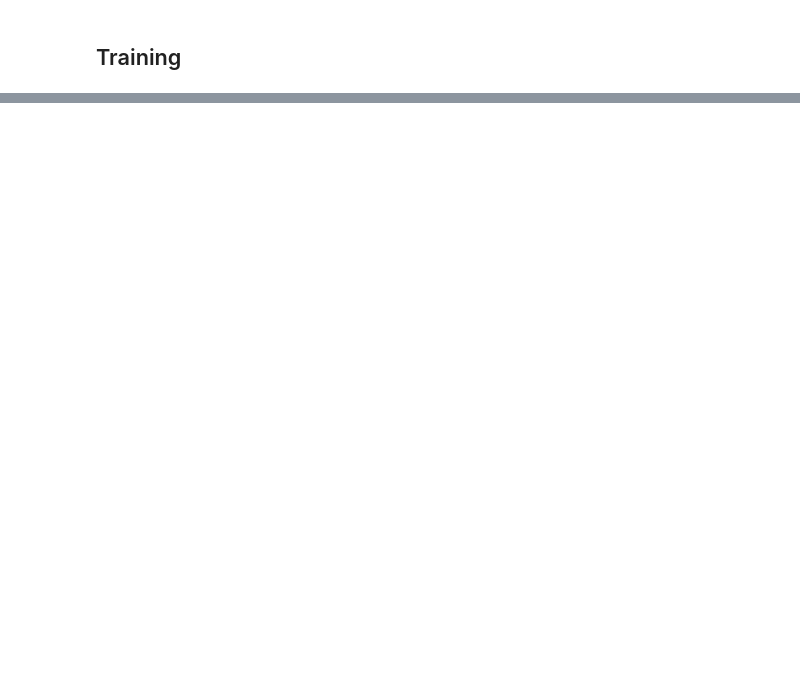
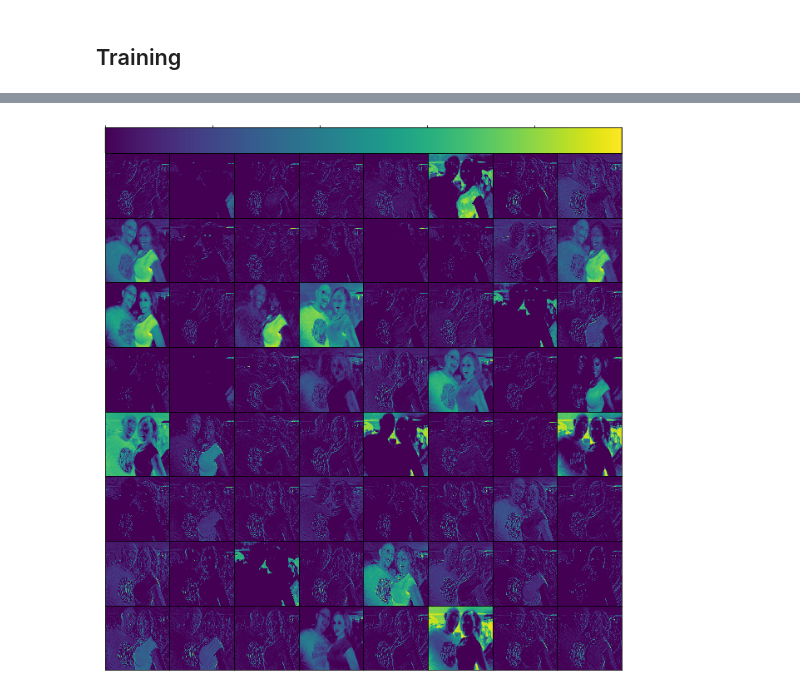
Before and after one commit to xiongliyang219/transfer-learning, a Jupyter notebook: examples/urban-tribes.ipynb, the cells around one changed output, grey strips where cells are left out. Drawn from its saved outputs; the diff is of its cells as text; code cells hidden in the pictures; blank space fills up the shorter version.

```diff
--- a/examples/urban-tribes.ipynb
+++ b/examples/urban-tribes.ipynb
@@ -66,0 +123,34 @@ print(model.metrics_names)
+# %%
+from keras.models import Model
+from mpl_toolkits.axes_grid1 import AxesGrid
+
+def visualize_filter(model, layer_name, x):
+    model = Model(input=model.input,
+                  output=model.get_layer(layer_name).output)
+    output = model.predict(x)
+
+    fig = plt.figure(figsize=(12, 12))
+
+    grid = AxesGrid(fig, 111,
+                    nrows_ncols=(8, 8),
+                    axes_pad=0.0,
+                    share_all=True,
+                    label_mode="L",
+                    cbar_location="top",
+                    cbar_mode="single")
+
+    for i in range(64):
+        im = grid[i].imshow(output[0, :, :, i], interpolation="nearest")
+    grid.cbar_axes[0].colorbar(im)
+
+    for cax in grid.cbar_axes:
+        cax.toggle_label(False)
+
+    for ax in grid.axes_all:
+        ax.get_xaxis().set_visible(False)
+        ax.get_yaxis().set_visible(False)
+# %%
+# first convolution layer
+visualize_filter(model, 'block1_conv1', x_train[0:1])
+# %% [output]
+[figure, added]
```
Also changed, not shown: parts of 10 cells of this notebook.
